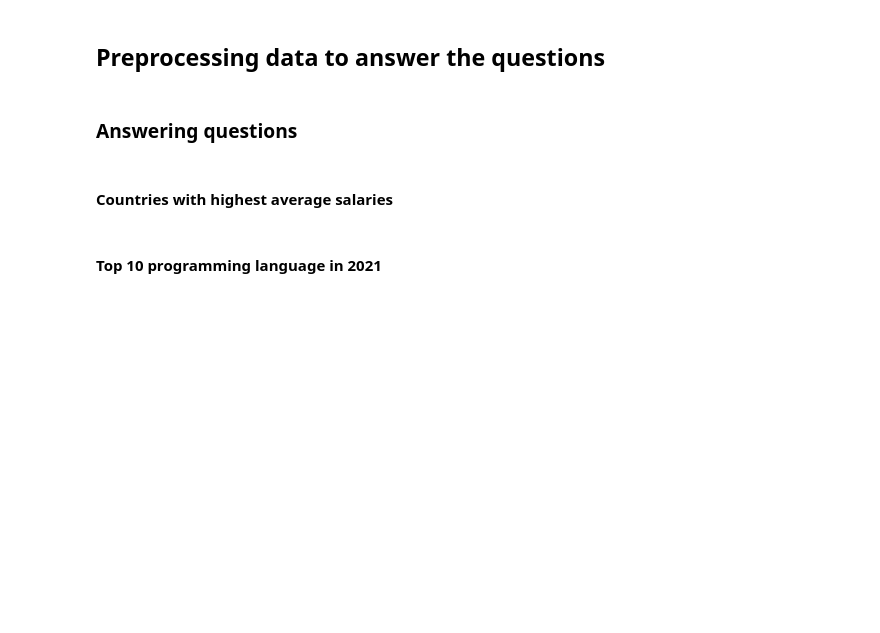
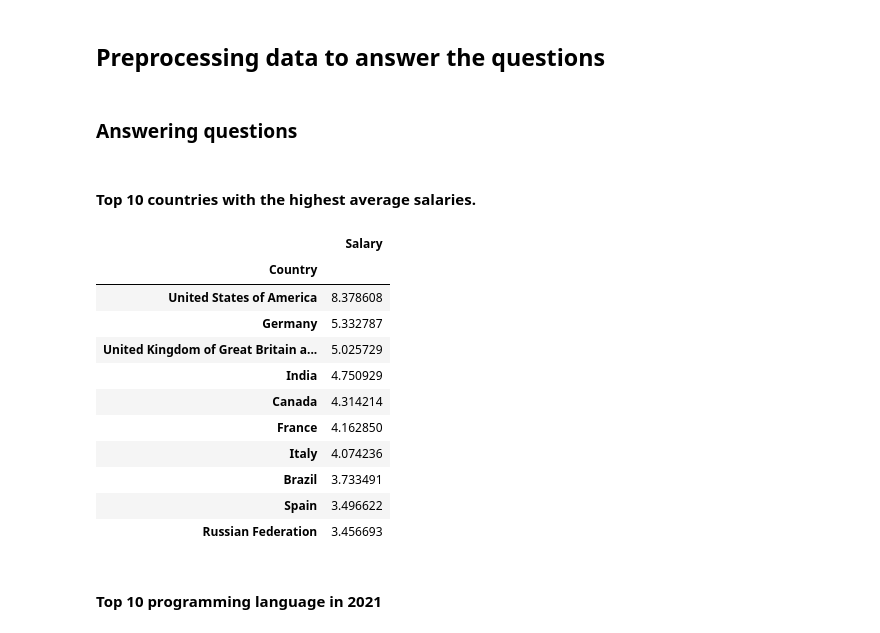
Before and after one commit to grevyarlesp/HCMUS_P4DS_Final, a Jupyter notebook: Notebook.ipynb, the cells around one changed output. Saved outputs shown, nothing was run; the diff lists cells and outputs as text; code cells hidden in the pictures; blank space fills up the shorter version.

```diff
--- a/Notebook.ipynb
+++ b/Notebook.ipynb
@@ -265,7 +265,29 @@ cate_cols_info
 # %% [markdown]
 ### Answering questions
 # %% [markdown]
-#### Countries with highest average salaries
+#### Top 10 countries with the highest average salaries.
+# %%
+salary_df = df1[['Country', 'ConvertedCompYearly']]
+s = salary_df.groupby(['Country', 'ConvertedCompYearly']).size()
+s = s.unstack(1)
+temp_df = s.mean(axis=1).to_frame()
+top_10_country_df = pd.concat([temp_df], axis=1,ignore_index=True)
+top_10_country_df = top_10_country_df.rename(columns={0: "Salary"})
+top_10_country_df = top_10_country_df.sort_values(by = ['Salary'], ascending=False)
+top_10_country_df.head(10)
+# %% [output]
+|  | Salary |
+| Country |  |
+| United States of America | 8.378608 |
+| Germany | 5.332787 |
+| United Kingdom of Great Britain a... | 5.025729 |
+| India | 4.750929 |
+| Canada | 4.314214 |
+| France | 4.162850 |
+| Italy | 4.074236 |
+| Brazil | 3.733491 |
+| Spain | 3.496622 |
+| Russian Federation | 3.456693 |
 # %% [markdown]
 #### Top 10 programming language in 2021
 # %%
```
Also changed, not shown: parts of 1 cell of this notebook.
